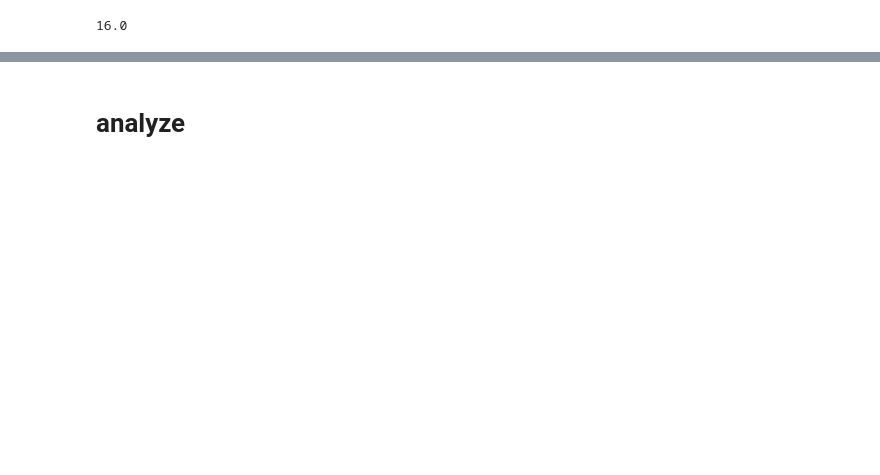
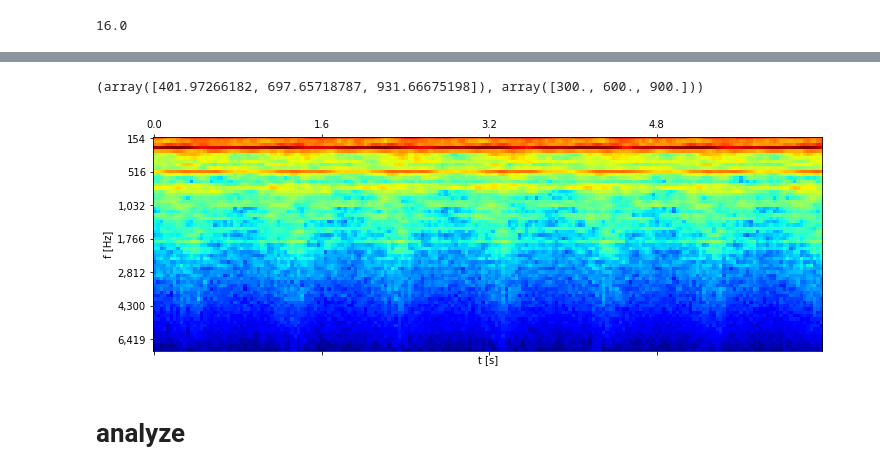
Before and after one commit to nuru-nu/moyo, a Jupyter notebook: notebooks/audio.ipynb, the cells around one changed output, grey strips where cells are left out. Saved outputs shown, nothing was run; the diff lists cells and outputs as text; code cells hidden in the pictures; blank space fills up the shorter version.

Commit message:
Adds basic FFT computation & fixed logmel plot.

```diff
--- a/notebooks/audio.ipynb
+++ b/notebooks/audio.ipynb
@@ -40,8 +40,13 @@ assert os.path.exists(lib_path), 'Make sure "." path is where notebooks are!'
 if not lib_path in sys.path:
     sys.path.insert(0, lib_path)
 
-from smanmi import abase, audio, effects as E, hotplug, logic as L, signals as S, util
+from smanmi import abase, audio, effects as E, hotplug, logic as L, notebook, signals as S, util
 from nuru import features, recording, settings
+
+plot_logmel = lambda logmel, *a, **kw: notebook.plot_logmel(
+    logmel, rate=settings.rate, hop_size=settings.hop_size,
+    lower_edge_hertz=settings.lower_edge_hertz, upper_edge_hertz=settings.upper_edge_hertz,
+    *a, **kw)
 
 Signal = L.Signal
 Effect = E.Effect
@@ -346,2 +413,12 @@ len(wav) / sr
+# %%
+(mel_features.hertz_to_mel(np.array([300., 600., 900.])),
+ mel_to_hertz(mel_features.hertz_to_mel(np.array([300., 600., 900.])))
+)
+# %% [output]
+(array([401.97266182, 697.65718787, 931.66675198]), array([300., 600., 900.]))
+# %%
+x, y = plot_logmel(logmel[:200])
+# %% [output]
+[figure, added]
 # %% [markdown]
 # analyze
```
Also changed, not shown: parts of 13 cells of this notebook.
